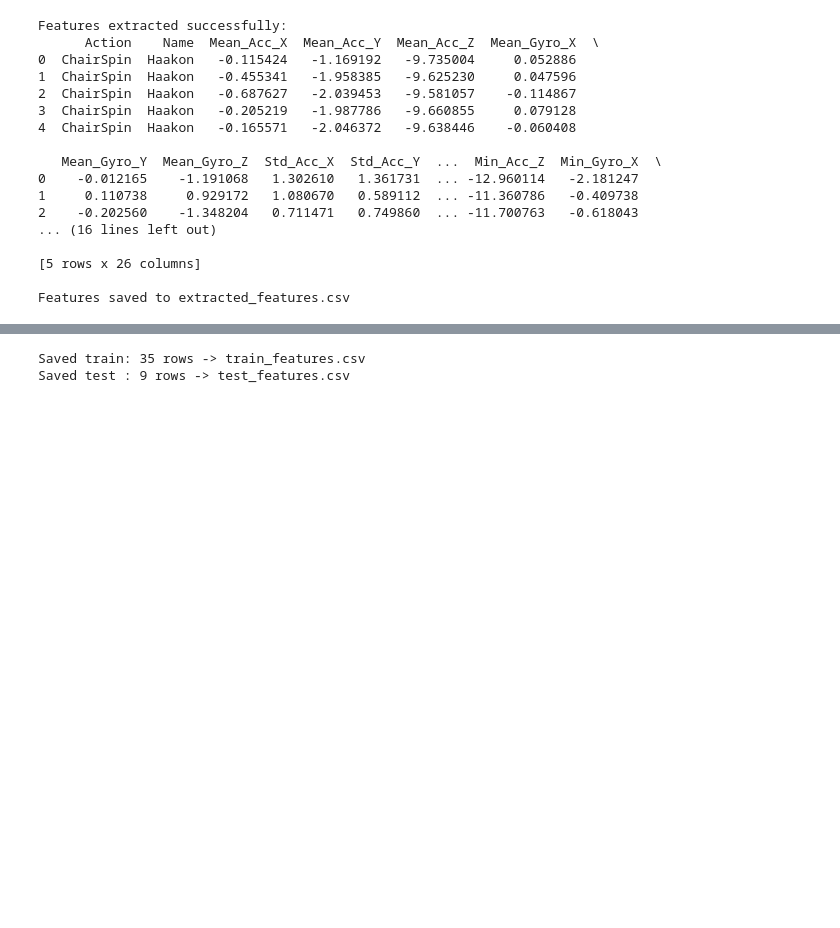
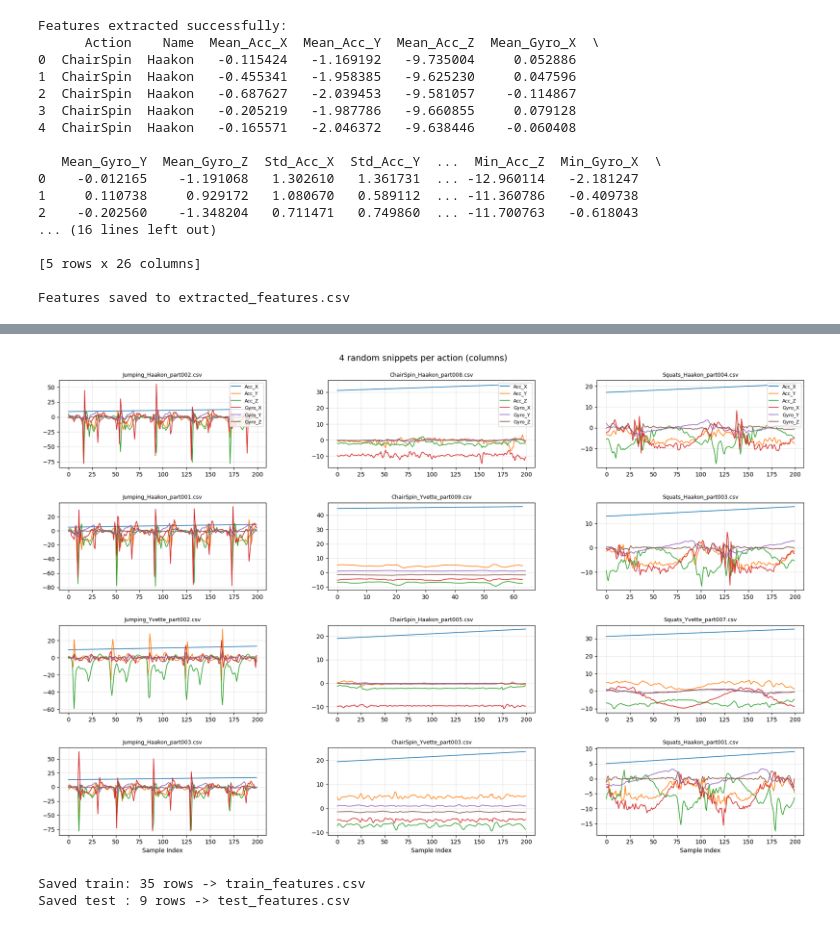
Before and after one commit to pedmur/AIS7, a Jupyter notebook: Group_Assignment1_HumanActivity.ipynb, the cells around one changed output, grey strips where cells are left out. Drawn from its saved outputs; the diff is of its cells as text; code cells hidden in the pictures; blank space fills up the shorter version.

Commit message:
Improved data plotting

```diff
--- a/Group_Assignment1_HumanActivity.ipynb
+++ b/Group_Assignment1_HumanActivity.ipynb
@@ -369,3 +333,92 @@ plt.show()
+# %%
+# Responsible: Pedro (updated)
+import os
+import re
+import random
+import pandas as pd
+import matplotlib.pyplot as plt
+
+random.seed(42)
+
+snippets_dir = './HumanActivity/snippets'
+per_action = 4
+
+# Gather files and infer action label (prefer 'Action' column)
+files = [f for f in os.listdir(snippets_dir) if f.endswith('.csv')]
+mapping = {}
+
+for f in files:
+    path = os.path.join(snippets_dir, f)
+    try:
+        df = pd.read_csv(path, header=0)
+        if df.shape[1] == 1:
+            df = df.iloc[:, 0].astype(str).str.split(';', expand=True)
+        df = df.rename(columns=lambda c: str(c).strip())
+        if 'Action' in df.columns:
+            label = str(df['Action'].iloc[0]).strip()
+        else:
+            label = re.split('[ _-]+', os.path.splitext(f)[0])[0]
+        mapping.setdefault(label, []).append(f)
+    except Exception:
+        continue
+
+# Preferred ordering if available
+preferred = ['Jumping', 'ChairSpin', 'Squats']
+actions = [a for a in preferred if a in mapping] + [a for a in sorted(mapping) if a not in preferred]
+
+# Sample files (up to per_action) for each action
+sampled = {a: random.sample(mapping[a], min(per_action, len(mapping[a]))) for a in actions}
+
+# Plotting: per_action rows x len(actions) cols
+fig, axes = plt.subplots(per_action, len(actions), figsize=(18, 12), squeeze=False)
+axis_labels = ['Acc_X', 'Acc_Y', 'Acc_Z', 'Gyro_X', 'Gyro_Y', 'Gyro_Z']
+colors = ['tab:blue', 'tab:orange', 'tab:green', 'tab:red', 'tab:purple', 'tab:brown']
+
+for col_idx, action in enumerate(actions):
+    files_for_action = sampled[action]
+    for row_idx in range(per_action):
+        ax = axes[row_idx][col_idx]
+        if row_idx >= len(files_for_action):
+            ax.axis('off')
+            continue
+        fname = files_for_action[row_idx]
+        fpath = os.path.join(snippets_dir, fname)
+        try:
+            raw = pd.read_csv(fpath, header=0)
+            if raw.shape[1] == 1:
+                raw = raw.iloc[:, 0].astype(str).str.split(';', expand=True)
+            raw = raw.map(lambda x: str(x).replace(',', '.'))
+            # prefer named sensor columns if present
+            if set(axis_labels).issubset(set(raw.columns)):
+                data = raw[axis_labels].apply(pd.to_numeric, errors='coerce')
+            else:
+                numeric = raw.apply(pd.to_numeric, errors='coerce')
+                if numeric.shape[1] >= 6:
+                    data = numeric.iloc[:, :6]
+                else:
+                    ax.text(0.5, 0.5, 'Not enough columns', ha='center', va='center')
+                    ax.set_title(fname)
+                    ax.axis('off')
+                    continue
+            for i in range(6):
+                label = axis_labels[i] if row_idx == 0 else None
+                ax.plot(data.iloc[:, i].values, color=colors[i], label=label, linewidth=1.2)
+            ax.set_title(fname, fontsize=9)
+            if row_idx == 0:
+                ax.legend(loc='upper right', fontsize=8)
+            ax.grid(alpha=0.3)
+            if row_idx == per_action - 1:
+                ax.set_xlabel('Sample Index')
+        except Exception as e:
+            ax.text(0.5, 0.5, f'Error: {e}', ha='center', va='center')
+            ax.set_title(fname)
+
+plt.suptitle('4 random snippets per action (columns)', fontsize=14)
+plt.tight_layout()
+plt.subplots_adjust(top=0.93, hspace=0.4, wspace=0.3)
+plt.show()
+# %% [output]
+[figure, added]
 # %%
 import pandas as pd
 from sklearn.model_selection import train_test_split
```
Also changed, not shown: parts of 1 cell of this notebook.
